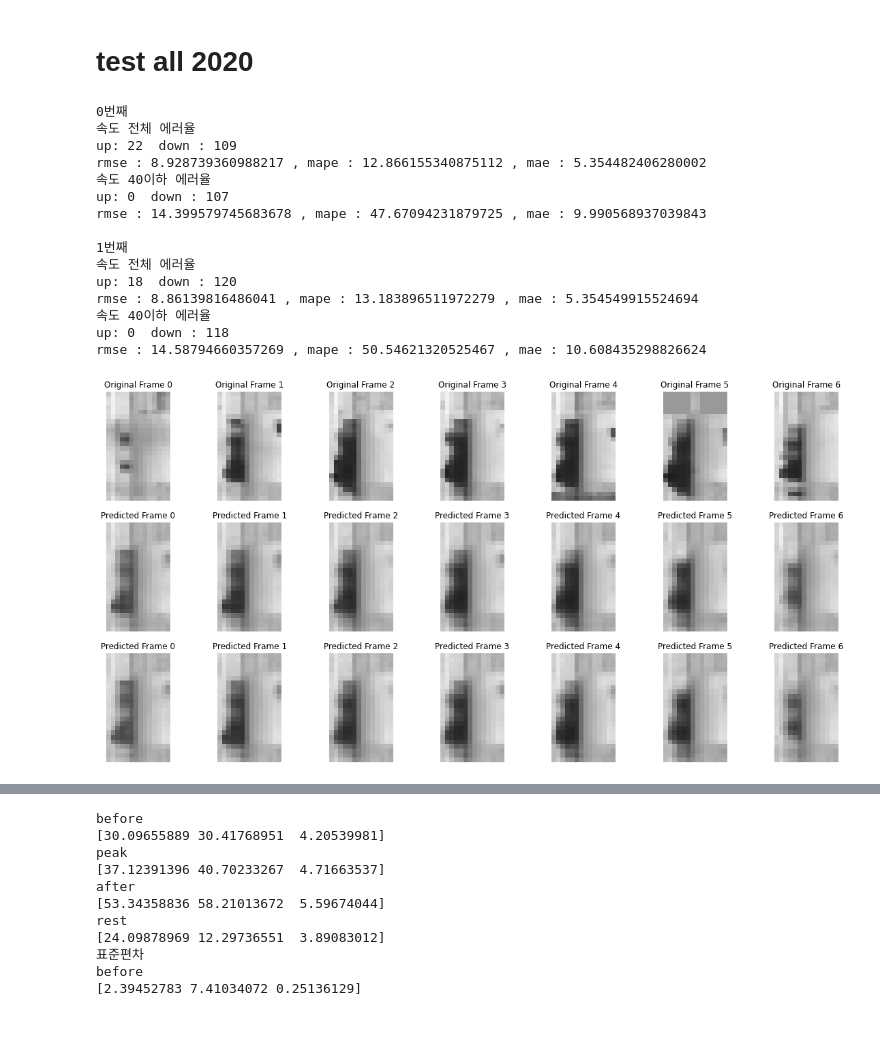
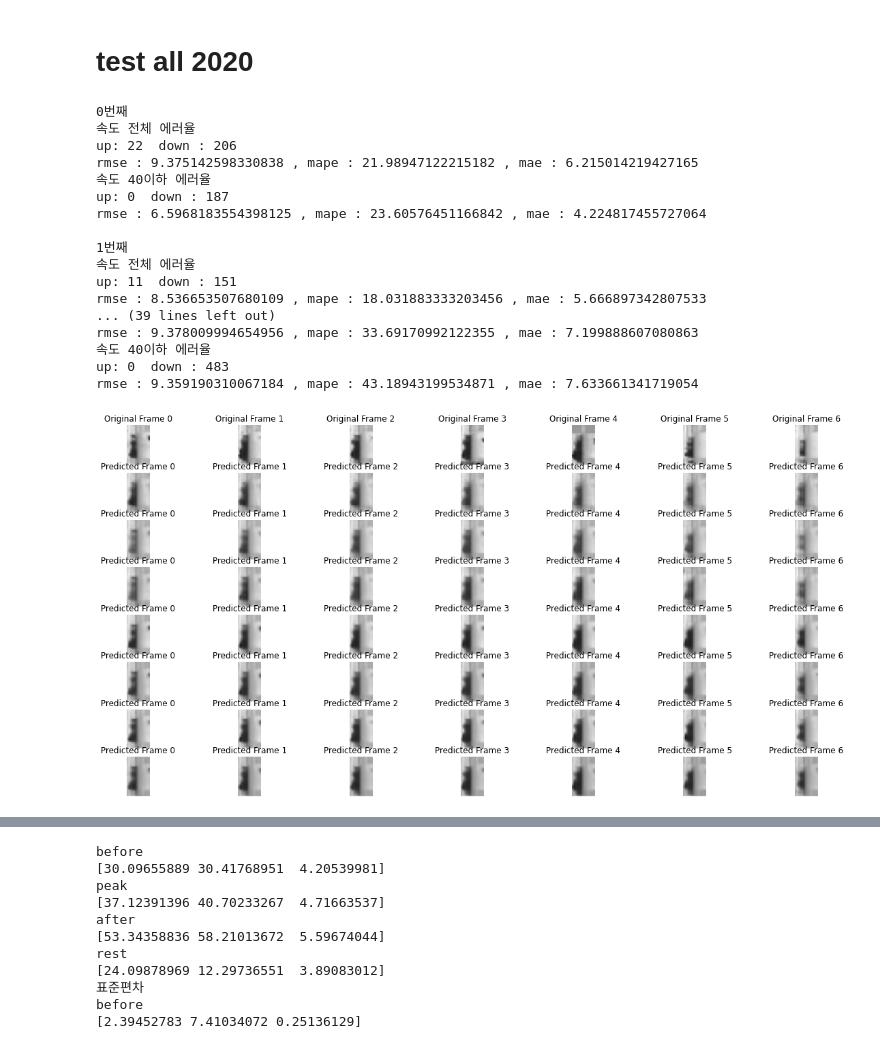
Before and after one commit to Mo0nl19ht/highway_traffic_prediction_in_Korea, a Jupyter notebook: check.ipynb, the cells around one changed output, grey strips where cells are left out. Cells and saved outputs as stored; diff of their text form; code cells hidden in the pictures.

Commit message:
add model

```diff
--- a/check.ipynb
+++ b/check.ipynb
@@ -158,18 +160,18 @@ def make_predict(models, model_num, x_test ,target,original):
 path="D:/npz_gray_7_64_fix"
 
 models=[]
-# models.append(keras.models.load_model('my_model_test_100_binary_crossentropy_0.001.h5'))
-# models.append(keras.models.load_model('my_model_mse_1026_gray_batch16_win7.h5'))
-# my_model_mse_1103_gray_batch16_win7_fil16
 
 
-models.append(keras.models.load_model('fixversion_64_layer3_0.0001_mse.h5'))
-models.append(keras.models.load_model('fixversion_64_layer3_0.001_mse.h5'))
 
 
-# models.append(keras.models.load_model('fixversion_64_layer6_0.001_mse_d0.2.h5'))
+models.append(keras.models.load_model('fixversion_128_layer3_0.00001_mse.h5'))
+models.append(keras.models.load_model('fixversion_128_layer5_0.001_mse.h5'))
+models.append(keras.models.load_model('fixversion_128_layer5_0.0008_mse.h5'))
 
-# models.append(keras.models.load_model('fixversion_64_layer3_0.001_mse_d0.2.h5'))
+models.append(keras.models.load_model('fixversion_128_layer5_0.001_mape.h5'))
+models.append(keras.models.load_model('fixversion_128_layer5_0.0008_mape.h5'))
+models.append(keras.models.load_model('fixversion_128_layer5_0.0004_mape.h5'))
+models.append(keras.models.load_model('fixversion_128_layer5_0.0005_mape_0.1.h5'))
 # %%
 # 모든 모델 훈련시킨걸로 확인하기
 x_test = np.load(f"{path}/batch/x/3.npz")['x']
@@ -177,10 +179,10 @@ target=5 #
 originals=[]
 predicts=[]
 
-model_num=2
+model_num=7
 
 #원본데이터
-original=x_test[target+6]
+original=x_test[target+7]
 
 all=[]
 for img in original:
@@ -191,42 +193,44 @@ for img in original:
         for gray in pixels:
             pixel.append([gray,gray,gray])
         one_img.append(pixel)
     all.append(one_img)
 original=np.array(all)[:,:,:,:,0]
 
 predicts=make_predict(models, model_num, x_test ,target,original)
 
 
 fig, axes = plt.subplots(model_num+1, 7, figsize=(20, 10))
 # Plot the original frames.
 for idx, ax in enumerate(axes[0]):
     #inverse여서 1에서 빼준다
     ax.imshow((original[idx]))
     ax.set_title(f"Original Frame {idx}")
     ax.axis("off")
 
 for i in range(model_num):
     for idx, ax in enumerate(axes[i+1]):
         ax.imshow(predicts[i][idx])
         ax.set_title(f"Predicted Frame {idx}")
         ax.axis("off")
 # %% [output]
 0번째
 속도 전체 에러율
-up: 22  down : 109
-rmse : 8.928739360988217 , mape : 12.866155340875112 , mae : 5.354482406280002
+up: 22  down : 206
+rmse : 9.375142598330838 , mape : 21.98947122215182 , mae : 6.215014219427165
 속도 40이하 에러율
-up: 0  down : 107
-rmse : 14.399579745683678 , mape : 47.67094231879725 , mae : 9.990568937039843
+up: 0  down : 187
+rmse : 6.5968183554398125 , mape : 23.60576451166842 , mae : 4.224817455727064
 
 1번째
 속도 전체 에러율
-up: 18  down : 120
-rmse : 8.86139816486041 , mape : 13.183896511972279 , mae : 5.354549915524694
+up: 11  down : 151
+rmse : 8.536653507680109 , mape : 18.031883333203456 , mae : 5.666897342807533
+... (39 lines left out)
+rmse : 9.378009994654956 , mape : 33.69170992122355 , mae : 7.199888607080863
 속도 40이하 에러율
-up: 0  down : 118
-rmse : 14.58794660357269 , mape : 50.54621320525467 , mae : 10.608435298826624
+up: 0  down : 483
+rmse : 9.359190310067184 , mape : 43.18943199534871 , mae : 7.633661341719054
-[figure, old version]
+[figure, new version]
 # %%
 # 모든 모델 새로운데이터로 확인하기
 
```
Also changed, not shown: parts of 6 cells of this notebook, 1 other file.
